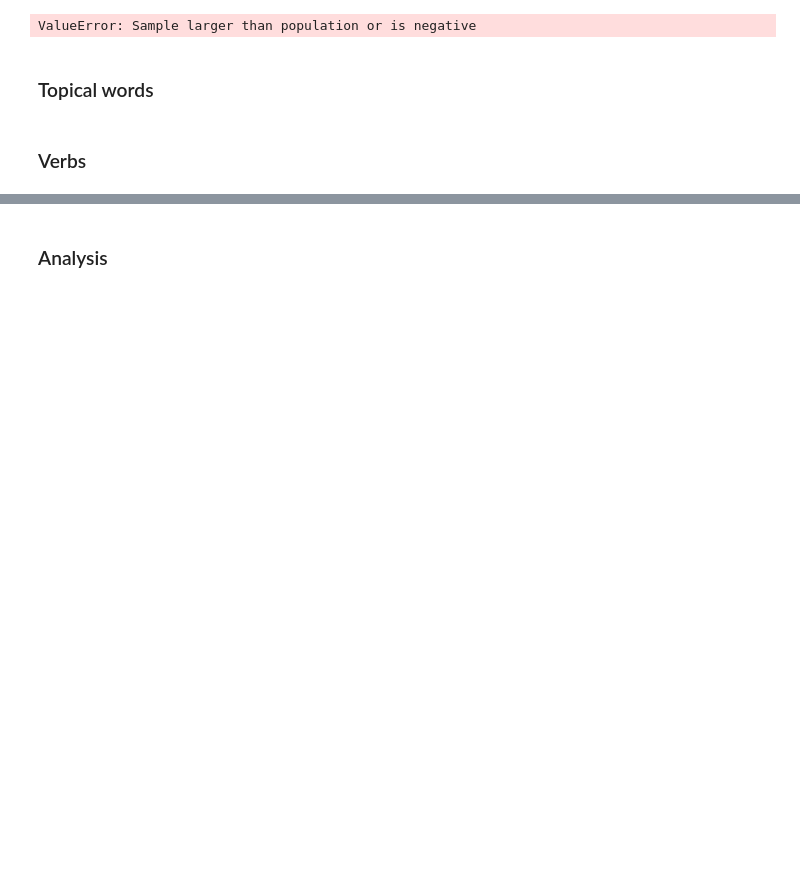
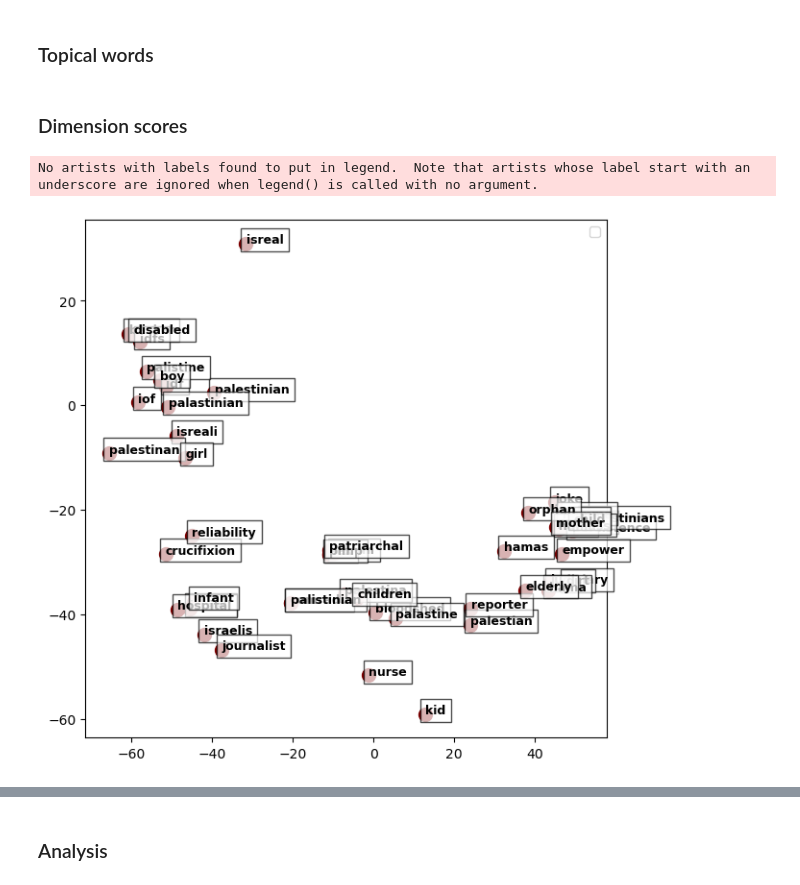
Before and after one commit to macs30122-winter24/final-project-chattbd, a Jupyter notebook: Text_analyzer.ipynb, the cells around one changed output, grey strips where cells are left out. Drawn from its saved outputs; the diff is of its cells as text; code cells hidden in the pictures; blank space fills up the shorter version.

```diff
--- a/Text_analyzer.ipynb
+++ b/Text_analyzer.ipynb
@@ -53,12 +82,11 @@ emotional_words = nrc.word.unique().tolist()
 emotional_words_in_news = [word for word in emotional_words if word in news_model.wv.key_to_index.keys()]
 emotional_words_in_sm = [word for word in emotional_words if word in social_media_model.wv.key_to_index.keys()]
 # %%
-import random
-random.seed(1)
-emotional_words_in_sm_sample = random.sample(emotional_words_in_sm, 20)
-emotional_words_in_news_sample = random.sample(emotional_words_in_news, 20)
+#create sample of word lists for visualization and testing
+
+random.seed(123)
+emotional_words_in_sm_sample = random.sample(emotional_words_in_sm, 15)
+emotional_words_in_news_sample = random.sample(emotional_words_in_news, 15)
-# %% [output]
-ValueError: Sample larger than population or is negative
 # %% [markdown]
 ### Topical words
 # %%
@@ -69,5 +98,3 @@ topical_words = ['journalist', 'children', 'boy', 'girl', 'kid', 'reporter', 'nu
 
 topical_words_in_news = [word for word in topical_words if word in news_model.wv.key_to_index.keys()]
 topical_words_in_sm = [word for word in topical_words if word in social_media_model.wv.key_to_index.keys()]
-# %% [markdown]
-### Verbs
@@ -79,0 +101,2 @@ verbs_in_sm = [word for word in verbs if word in social_media_model.wv.vocab]
+# %% [markdown]
+### Dimension scores
@@ -79,0 +117,29 @@ verbs_in_sm = [word for word in verbs if word in social_media_model.wv.vocab]
+# %%
+from sklearn.manifold import TSNE
+import matplotlib.pyplot as plt
+
+# Do tsne and graph reduced dimensionality embeddings space
+
+tsne = TSNE(n_components=2, random_state=0)
+embeddings_2d = tsne.fit_transform(social_media_model.wv.vectors)
+
+word_for_graph = {}
+for word in emotional_words_in_sm_sample:
+    word_for_graph[word] = 'maroon'
+for word in isr_words:
+    word_for_graph[word] = 'maroon'
+for word in pal_words:
+    word_for_graph[word] = 'maroon'
+for word in topical_words_in_sm:
+    word_for_graph[word] = 'maroon'
+
+plt.figure(figsize=(7, 7))
+for i, word in enumerate(word_for_graph.keys()):
+    plt.scatter(embeddings_2d[i, 0], embeddings_2d[i, 1], color=word_for_graph[word], s=100)
+    plt.text(embeddings_2d[i, 0]+0.05, embeddings_2d[i, 1]+0.05, word, fontsize=9, fontweight='bold', bbox=dict(facecolor='white', alpha=0.7))
+
+plt.legend()
+plt.show()
+# %% [output]
+No artists with labels found to put in legend.  Note that artists whose label start with an underscore are ignored when legend() is called with no argument.
+[figure, added]
```
Also changed, not shown: parts of 31 cells of this notebook.
